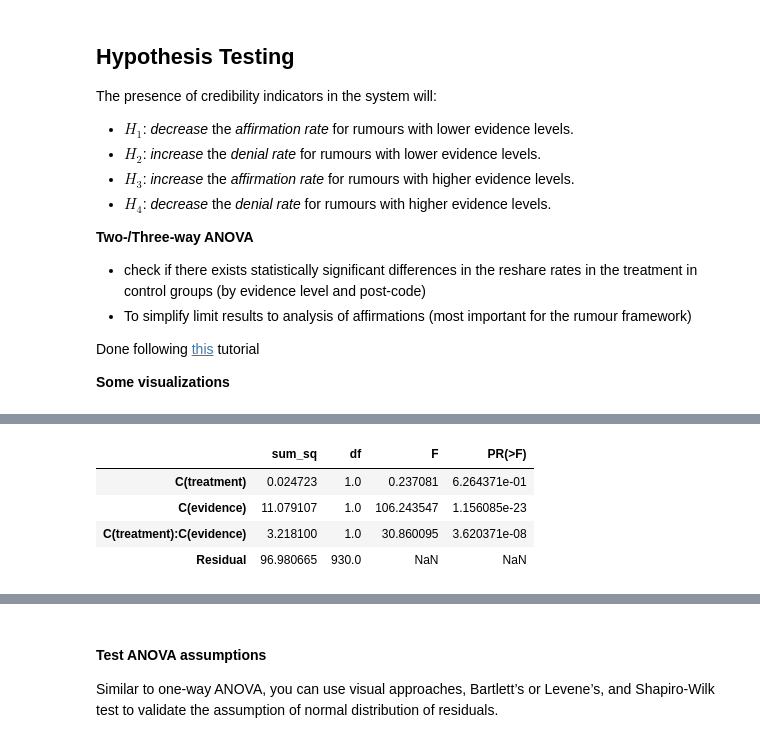
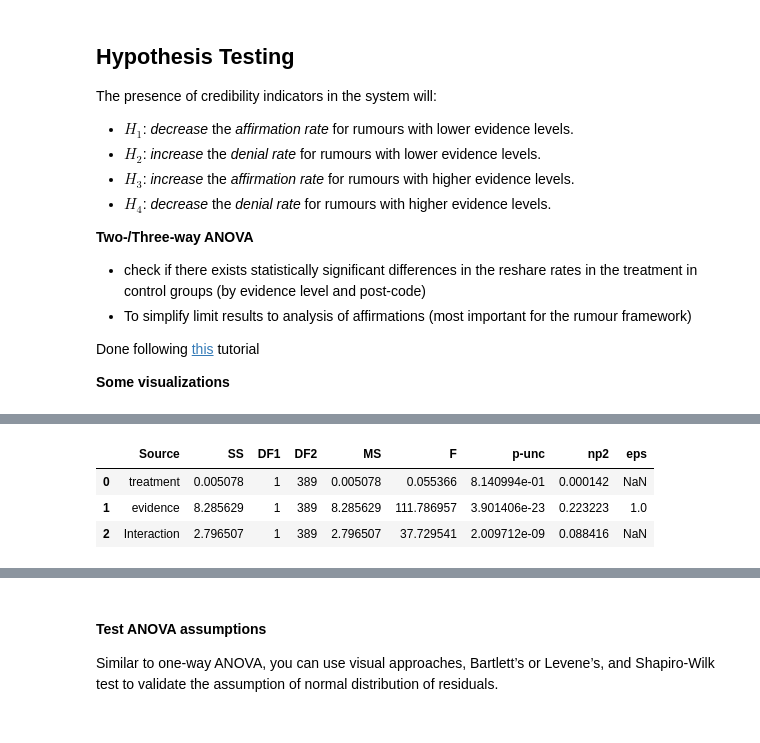
Before and after one commit to cameron-raymond/SDS-Thesis, a Jupyter notebook: notebooks/Descriptive_Analysis.ipynb, the cells around one changed output, grey strips where cells are left out. Cells and saved outputs as stored; diff of their text form; code cells hidden in the pictures.

```diff
--- a/notebooks/Descriptive_Analysis.ipynb
+++ b/notebooks/Descriptive_Analysis.ipynb
@@ -150,13 +150,12 @@ g.savefig("../figures/descriptive_analysis/reshare_rate-point_plot.pdf")
-# %%
-import statsmodels.api as sm
-from statsmodels.formula.api import ols
-affirmation_rates = reshare_rates[reshare_rates["code"]=="Affirms"]
-moore_lm = ols('reshared ~ C(treatment)*C(evidence)',data=affirmation_rates).fit()
-table = sm.stats.anova_lm(moore_lm, typ=2)
-table
-# %% [output]
-|  | sum_sq | df | F | PR(>F) |
-| C(treatment) | 0.024723 | 1.0 | 0.237081 | 6.264371e-01 |
-| C(evidence) | 11.079107 | 1.0 | 106.243547 | 1.156085e-23 |
-| C(treatment):C(evidence) | 3.218100 | 1.0 | 30.860095 | 3.620371e-08 |
-| Residual | 96.980665 | 930.0 | NaN | NaN |
+# %%
+from pingouin import mixed_anova
+affirmation_rates = reshare_rates[reshare_rates["code"]=="Affirms"]
+affirmation_rates.mixed_anova(dv='reshared',
+                              between='treatment',
+                              within='evidence',
+                              subject='PROLIFIC_ID')
+# %% [output]
+|  | Source | SS | DF1 | DF2 | MS | F | p-unc | np2 | eps |
+| 0 | treatment | 0.005078 | 1 | 389 | 0.005078 | 0.055366 | 8.140994e-01 | 0.000142 | NaN |
+| 1 | evidence | 8.285629 | 1 | 389 | 8.285629 | 111.786957 | 3.901406e-23 | 0.223223 | 1.0 |
+| 2 | Interaction | 2.796507 | 1 | 389 | 2.796507 | 37.729541 | 2.009712e-09 | 0.088416 | NaN |
```
Also changed, not shown: parts of 7 cells of this notebook, 6 other files.
